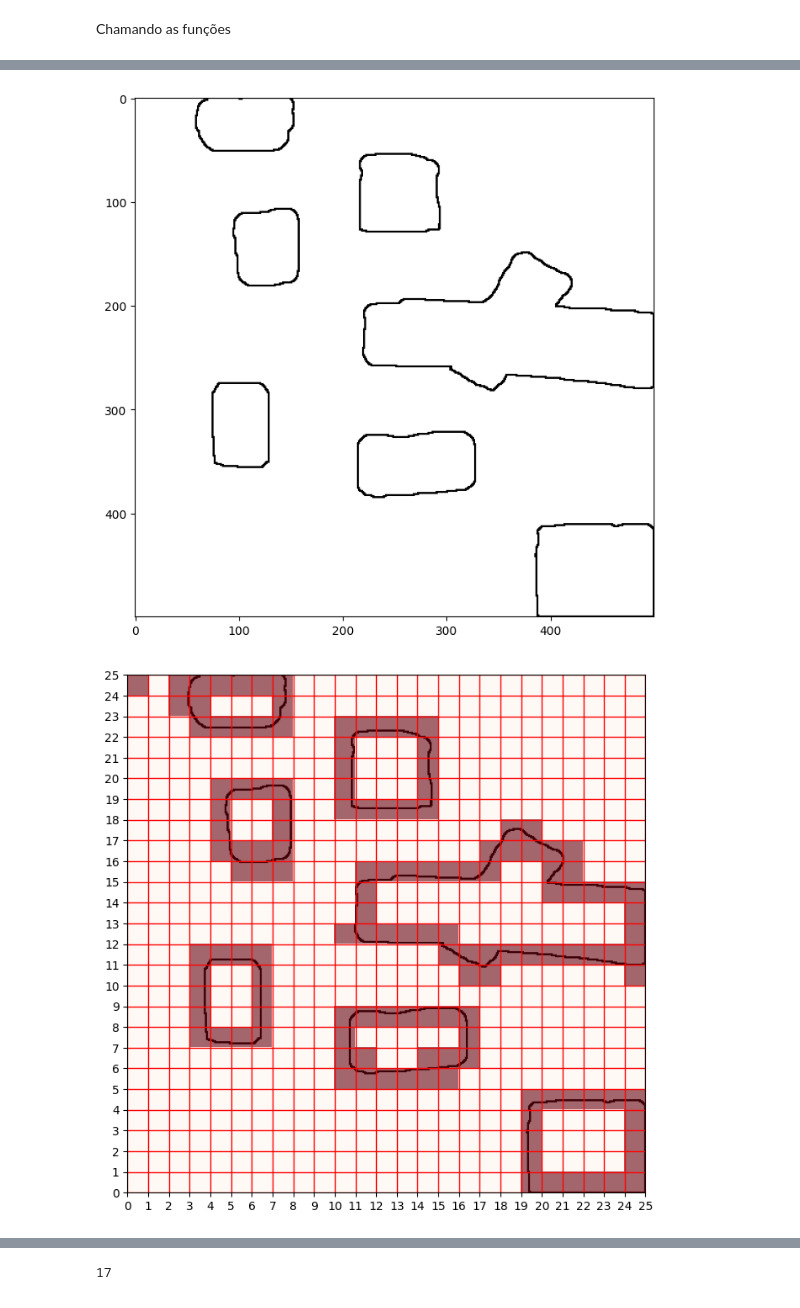
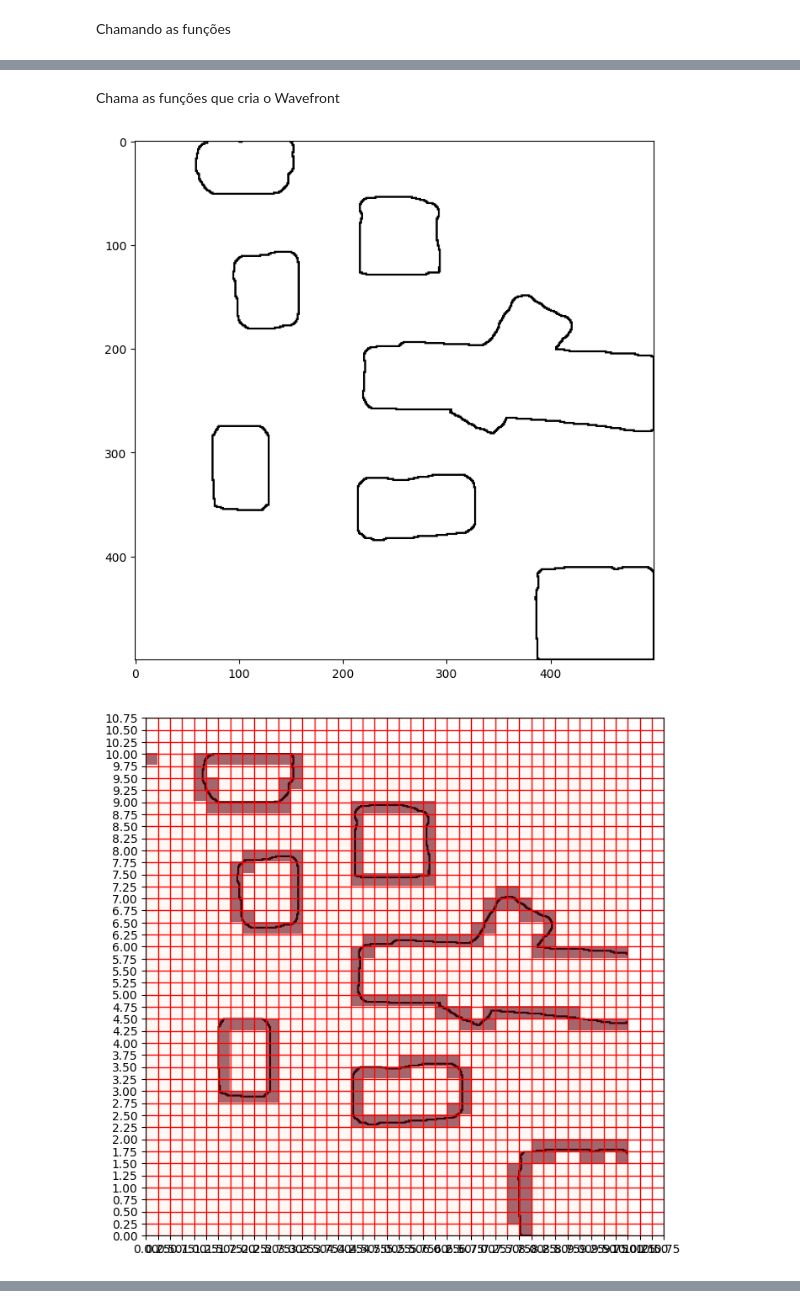
Before and after one commit to RaphaSilva470/Robotica, a Jupyter notebook: TP2/note.ipynb, the cells around one changed output, grey strips where cells are left out. Saved outputs shown, nothing was run; the diff lists cells and outputs as text; code cells hidden in the pictures.

```diff
--- a/TP2/note.ipynb
+++ b/TP2/note.ipynb
@@ -314,20 +317,13 @@ threshold = 0.5
 
 # Dimensões do mapa informado em metros (X, Y)
 # Isso vai depender do tamanho da cena no coppelia
-map_dims = np.array([25, 25]) # Cave
+map_dims = np.array([10, 10]) # Cave
 
 # Tamanho da célula do nosso Grid (em metros)
-cell_size = 1 # Extremamente Importante esse valor
-
-# O ponto de destino do robô
-goal = (11, 5)
-
-# Posição Inicial do robô
-start = (0, 11)
+cell_size = 0.25 # Extremamente Importante esse valor
 
 # Esse vetor de posição considera em quais visinhos o robô pode ir
 # Leva em consideração os 8 vizinhos
 # pos = [(1,1), (1,0), (1,-1), (0,-1), (0, 1), (-1,-1), (-1, 0), (-1, 1)]
-
 # Leva em consideração 4 vizinhos (cima, baixo, direita e esqueda)
 pos = [(1, 0), (-1, 0), (0, 1), (0, -1)]
@@ -333,0 +375,22 @@ pos = [(1, 0), (-1, 0), (0, 1), (0, -1)]
+# %%
+# An exemple of how to use the api to connet to coppelia
+client = RemoteAPIClient()
+sim = client.require('sim')
+sim.setStepping(True)
+
+sim.startSimulation()
+
+robotname = '/Pioneer_p3dx'
+robotHandle = sim.getObject(robotname)
+
+goalHandle = sim.getObject('/Goal')
+
+goalPos = sim.getObjectPosition(goalHandle)
+x, y = convertMetersToCells(goalPos[0], goalPos[1], cell_size)
+# O ponto de destino do robô
+goal = (x, y)
+
+print('goal: ', goal)
+
+sim.stopSimulation()
+sleep(1)
@@ -334,30 +399,28 @@ pos = [(1, 0), (-1, 0), (0, 1), (0, -1)]
+# %% [markdown]
+Chama as funções que cria o Wavefront
 # %%
 # Abre a imagem e retorna uma matriz numpy dela
 img = openImage(imgPath, threshold)
 
 # Cria uma matriz onde será construido o wavefront
 # E delemita onde tem objetos
 wave = discretizesTheEnvironment(img, map_dims, cell_size, threshold)
 plt.show()
 
 # Posições onde tem objetos possuem valor igual a infinito
 # Demais posições tem valores -1
 initWavefront(wave)
 
 # Calcula o wavefront
 waveFront(wave, goal, pos)
 
 # Plota como ficou a wavefront
 plt.imshow( wave )
 
 # Mostra a onde está o goal
-plt.annotate('G', xy=(goal[1]-0.25, goal[0]-0.25),
+plt.annotate('*', xy=(goal[1]-0.25, goal[0]+0.5),
                     ha='center', va='center', color='white')
 plt.show()
-
-
-plt.imshow( wave )
-waveFrontPathPlanning(wave, start, pos)
 # %% [output]
 [figure]
-[figure, old version]
+[figure, new version]
@@ -365 +427,0 @@ waveFrontPathPlanning(wave, start, pos)
-17
```
Also changed, not shown: parts of 16 cells of this notebook.
